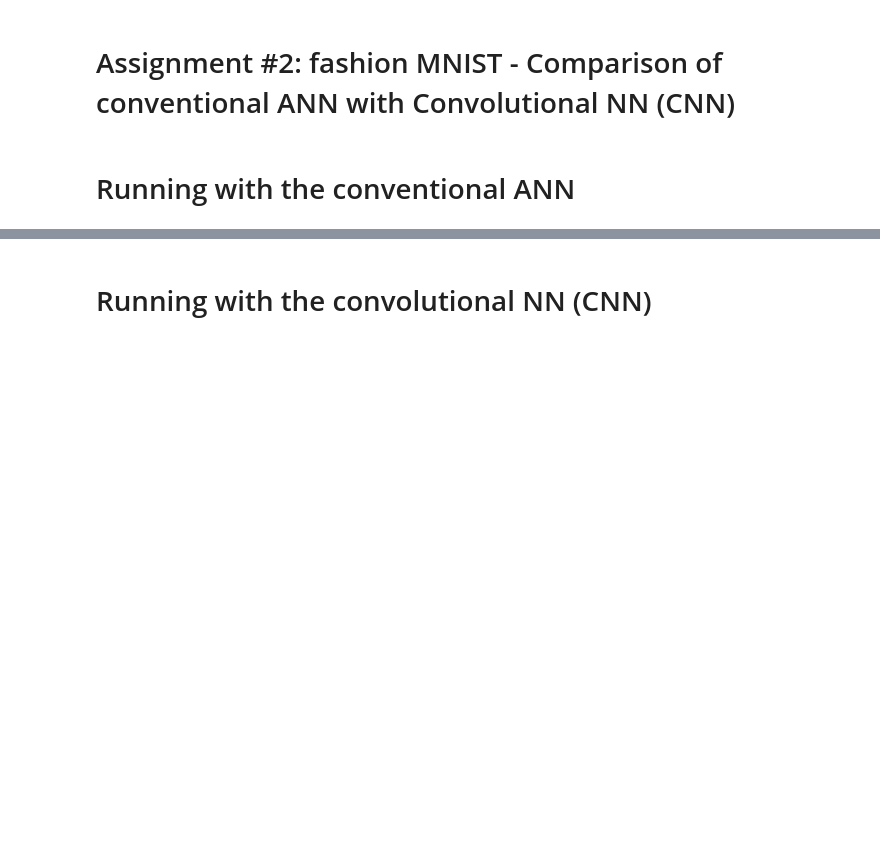
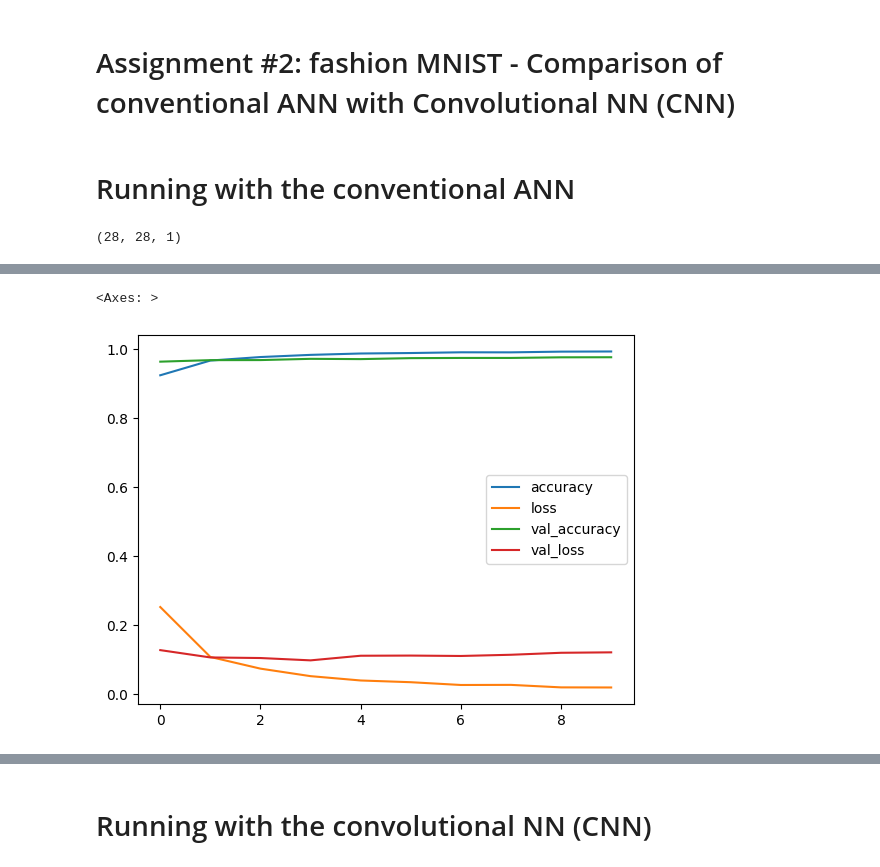
Before and after one commit to m-mahdavian/mft-dl03-course, a Jupyter notebook: session 07/dl03_s07_assignments.ipynb, the cells around one changed output, grey strips where cells are left out. Saved outputs shown, nothing was run; the diff lists cells and outputs as text; code cells hidden in the pictures; blank space fills up the shorter version.

```diff
--- a/session 07/dl03_s07_assignments.ipynb
+++ b/session 07/dl03_s07_assignments.ipynb
@@ -158,0 +177,36 @@ weighted avg       0.82      0.60      0.59        50
+# %%
+dataset=tf.keras.datasets.mnist.load_data()
+(X_train,y_train),(X_test,y_test) = dataset
+
+np.expand_dims(X_train,axis=-1)
+X_train_scaled = np.expand_dims(X_train,axis=-1) / 255
+X_test_scaled = np.expand_dims(X_test,axis=-1) / 255
+
+input_shape=X_train_scaled.shape[1:]
+input_shape
+# %% [output]
+(28, 28, 1)
+# %%
+model = tf.keras.Sequential([
+    Input(shape=input_shape),
+    Flatten(),
+    Dense(128,activation='relu'),
+    Dense(64,activation='relu'),
+    Dense(10,activation='softmax')
+]
+)
+# %%
+model.compile(optimizer='adam',loss='sparse_categorical_crossentropy',metrics=['accuracy'])
+
+X_train_final = X_train_scaled[:-5000]
+y_train_final = y_train[:-5000]
+
+X_valid_final=X_train_scaled[-5000:]
+y_valid_final=y_train[-5000:]
+
+history=model.fit(X_train_final,y_train_final,epochs=10,validation_data=(X_valid_final,y_valid_final))
+
+import pandas as pd
+df=pd.DataFrame(history.history)
+df.plot()
+# %% [output]
@@ -158,0 +233,2 @@ weighted avg       0.82      0.60      0.59        50
+<Axes: >
+[figure, added]
```
Also changed, not shown: parts of 27 cells of this notebook.
